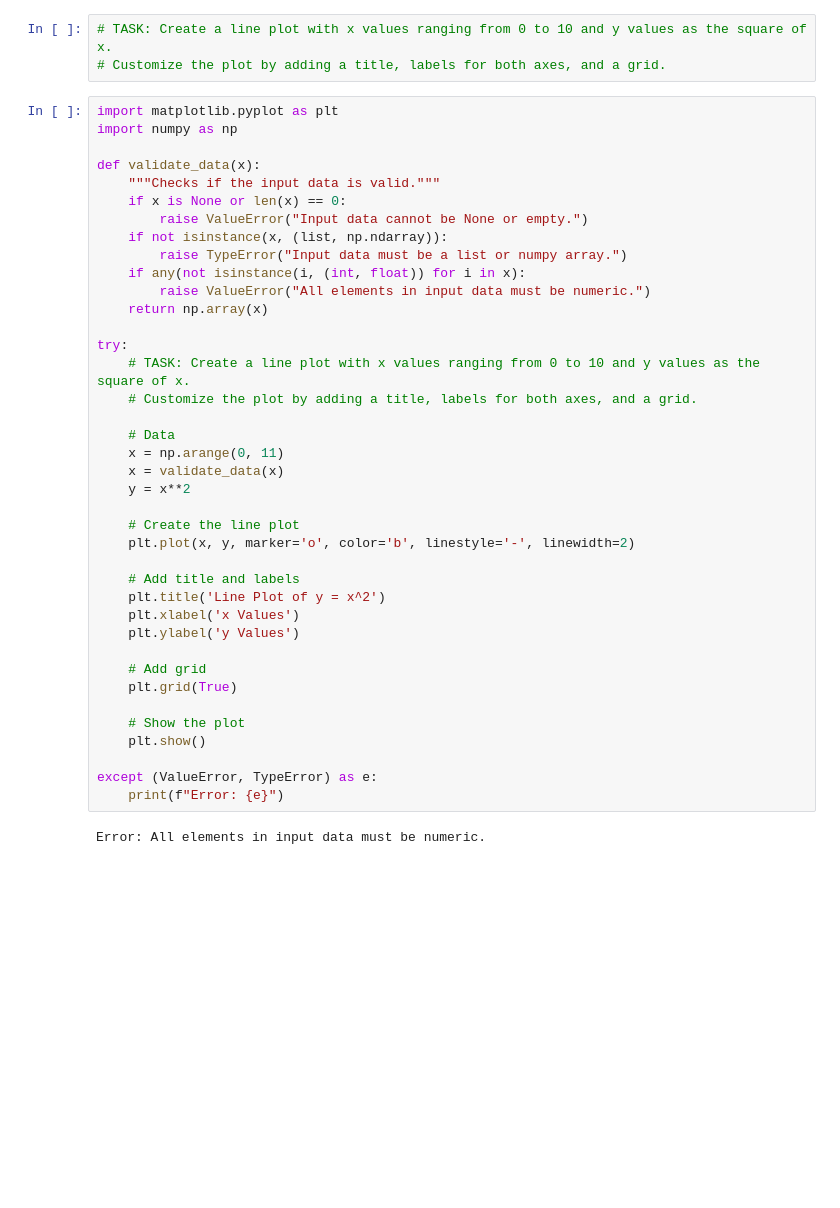
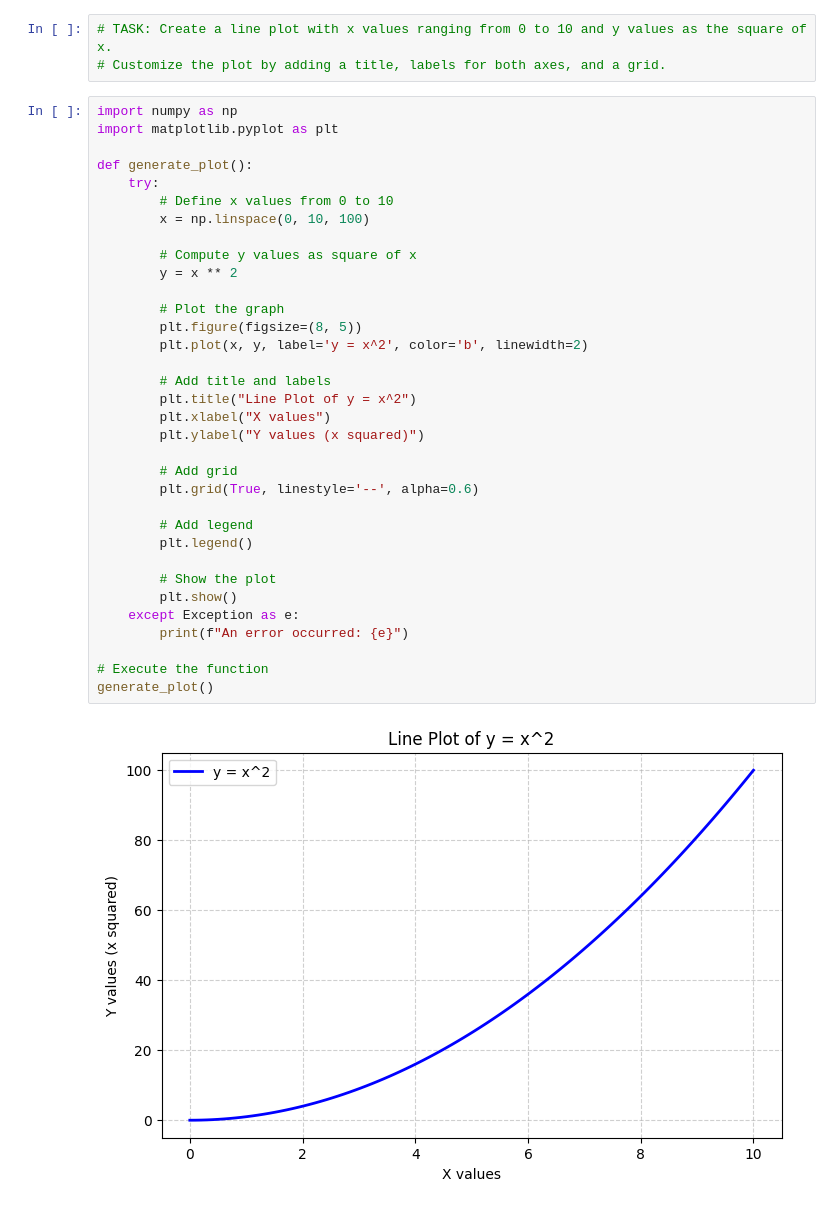
Before and after one commit to interleap-team/python-jupyter-template, a Jupyter notebook: src/1-line-plot.ipynb, the cells around one changed output. Cells and saved outputs as stored; diff of their text form; blank space fills up the shorter version.

```diff
--- a/src/1-line-plot.ipynb
+++ b/src/1-line-plot.ipynb
@@ -3,44 +3,39 @@
 # %%
 # TASK: Create a line plot with x values ranging from 0 to 10 and y values as the square of x.
 # Customize the plot by adding a title, labels for both axes, and a grid.
-# %%
-import matplotlib.pyplot as plt
-import numpy as np
-
-def validate_data(x):
-    """Checks if the input data is valid."""
-    if x is None or len(x) == 0:
-        raise ValueError("Input data cannot be None or empty.")
-    if not isinstance(x, (list, np.ndarray)):
-        raise TypeError("Input data must be a list or numpy array.")
-    if any(not isinstance(i, (int, float)) for i in x):
-        raise ValueError("All elements in input data must be numeric.")
-    return np.array(x)
-
-try:
-    # TASK: Create a line plot with x values ranging from 0 to 10 and y values as the square of x.
-    # Customize the plot by adding a title, labels for both axes, and a grid.
-
-    # Data
-    x = np.arange(0, 11)
-    x = validate_data(x)
-    y = x**2
-
-    # Create the line plot
-    plt.plot(x, y, marker='o', color='b', linestyle='-', linewidth=2)
-
-    # Add title and labels
-    plt.title('Line Plot of y = x^2')
-    plt.xlabel('x Values')
-    plt.ylabel('y Values')
-
-    # Add grid
-    plt.grid(True)
-
-    # Show the plot
-    plt.show()
-
-except (ValueError, TypeError) as e:
-    print(f"Error: {e}")
-# %% [output]
-Error: All elements in input data must be numeric.
+# %%
+import numpy as np
+import matplotlib.pyplot as plt
+
+def generate_plot():
+    try:
+        # Define x values from 0 to 10
+        x = np.linspace(0, 10, 100)
+
+        # Compute y values as square of x
+        y = x ** 2
+
+        # Plot the graph
+        plt.figure(figsize=(8, 5))
+        plt.plot(x, y, label='y = x^2', color='b', linewidth=2)
+
+        # Add title and labels
+        plt.title("Line Plot of y = x^2")
+        plt.xlabel("X values")
+        plt.ylabel("Y values (x squared)")
+
+        # Add grid
+        plt.grid(True, linestyle='--', alpha=0.6)
+
+        # Add legend
+        plt.legend()
+
+        # Show the plot
+        plt.show()
+    except Exception as e:
+        print(f"An error occurred: {e}")
+
+# Execute the function
+generate_plot()
+# %% [output]
+[figure, added]
```
Also changed, not shown: 5 other files.
